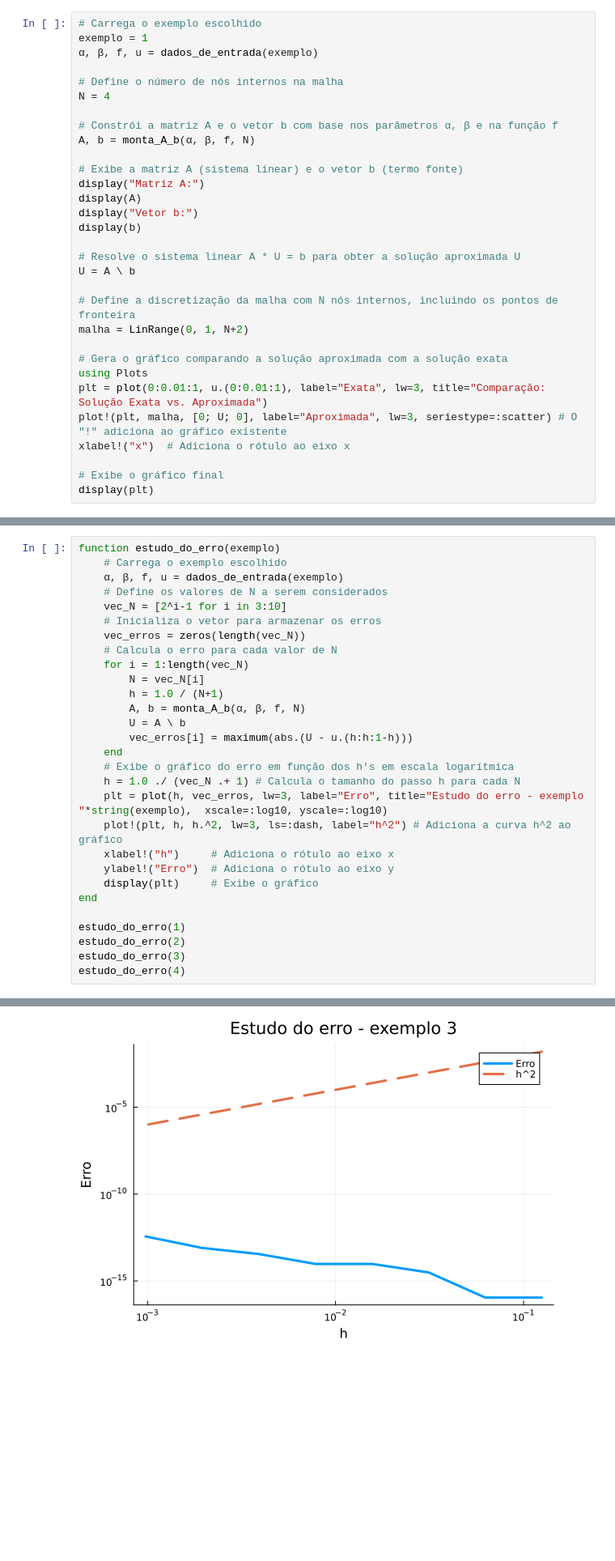
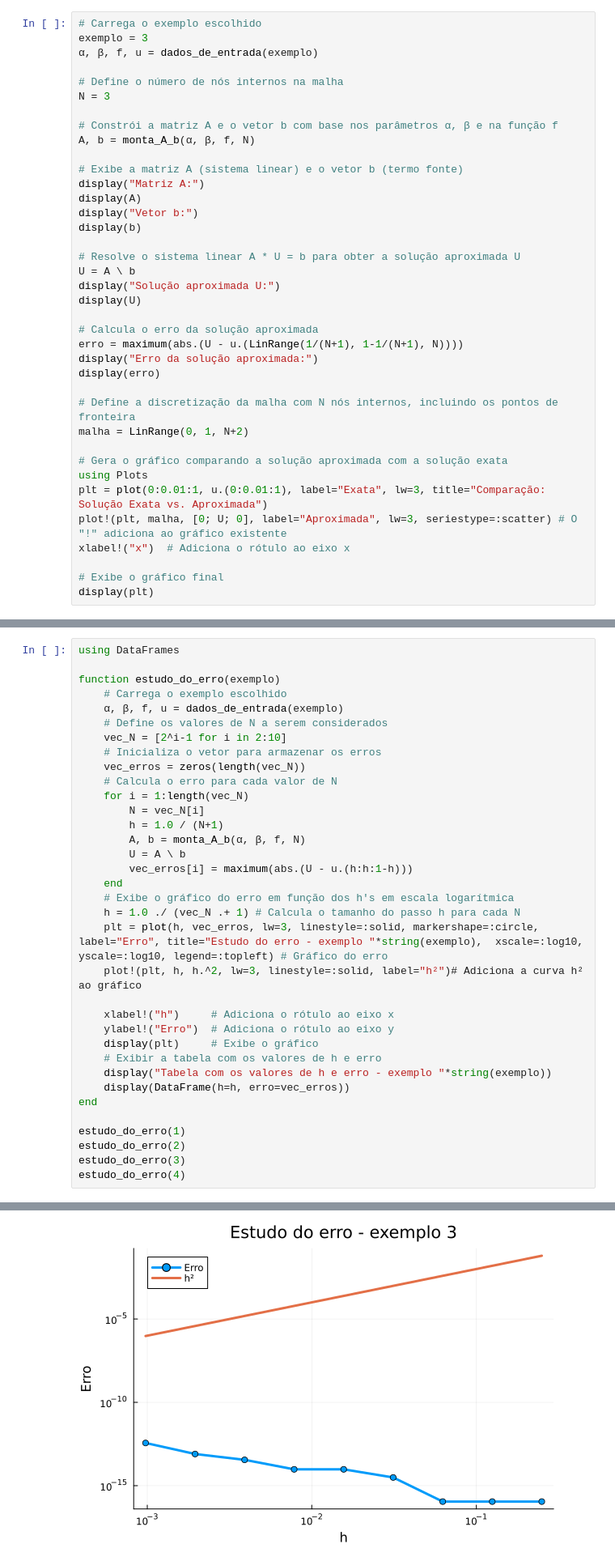
Before and after one commit to bacarmo/Elementos_Finitos, a Jupyter notebook: Eliptica_1D.ipynb, the cells around one changed output, grey strips where cells are left out. Shown at 81% size. Cells and saved outputs as stored; diff of their text form; blank space fills up the shorter version.

```diff
--- a/Eliptica_1D.ipynb
+++ b/Eliptica_1D.ipynb
@@ -146,11 +146,11 @@ monta_A_b
 ## Comparando a solução aproximada com a solução exata
 # %%
 # Carrega o exemplo escolhido
-exemplo = 1
+exemplo = 3
 α, β, f, u = dados_de_entrada(exemplo)
 
 # Define o número de nós internos na malha
-N = 4
+N = 3
 
 # Constrói a matriz A e o vetor b com base nos parâmetros α, β e na função f
 A, b = monta_A_b(α, β, f, N)
@@ -163,6 +163,13 @@ display(b)
 
 # Resolve o sistema linear A * U = b para obter a solução aproximada U
 U = A \ b
+display("Solução aproximada U:")
+display(U)
+
+# Calcula o erro da solução aproximada
+erro = maximum(abs.(U - u.(LinRange(1/(N+1), 1-1/(N+1), N))))
+display("Erro da solução aproximada:")
+display(erro)
 
 # Define a discretização da malha com N nós internos, incluindo os pontos de fronteira
 malha = LinRange(0, 1, N+2)
@@ -194,9 +206,11 @@ display(plt)
 # %%
+using DataFrames
+
 function estudo_do_erro(exemplo)
     # Carrega o exemplo escolhido
     α, β, f, u = dados_de_entrada(exemplo)
     # Define os valores de N a serem considerados
-    vec_N = [2^i-1 for i in 3:10]
+    vec_N = [2^i-1 for i in 2:10]
     # Inicializa o vetor para armazenar os erros
     vec_erros = zeros(length(vec_N))
     # Calcula o erro para cada valor de N
@@ -209,11 +223,15 @@ function estudo_do_erro(exemplo)
     end
     # Exibe o gráfico do erro em função dos h's em escala logarítmica
     h = 1.0 ./ (vec_N .+ 1) # Calcula o tamanho do passo h para cada N
-    plt = plot(h, vec_erros, lw=3, label="Erro", title="Estudo do erro - exemplo "*string(exemplo),  xscale=:log10, yscale=:log10)
-    plot!(plt, h, h.^2, lw=3, ls=:dash, label="h^2") # Adiciona a curva h^2 ao gráfico
+    plt = plot(h, vec_erros, lw=3, linestyle=:solid, markershape=:circle, label="Erro", title="Estudo do erro - exemplo "*string(exemplo),  xscale=:log10, yscale=:log10, legend=:topleft) # Gráfico do erro
+    plot!(plt, h, h.^2, lw=3, linestyle=:solid, label="h²")# Adiciona a curva h² ao gráfico
+
     xlabel!("h")     # Adiciona o rótulo ao eixo x
     ylabel!("Erro")  # Adiciona o rótulo ao eixo y
     display(plt)     # Exibe o gráfico
+    # Exibir a tabela com os valores de h e erro
+    display("Tabela com os valores de h e erro - exemplo "*string(exemplo))
+    display(DataFrame(h=h, erro=vec_erros))
 end
 
 estudo_do_erro(1)
@@ -226 +270 @@ estudo_do_erro(4)
-[figure, old version]
+[figure, new version]
```
Also changed, not shown: parts of 16 cells of this notebook, 5 other files.
